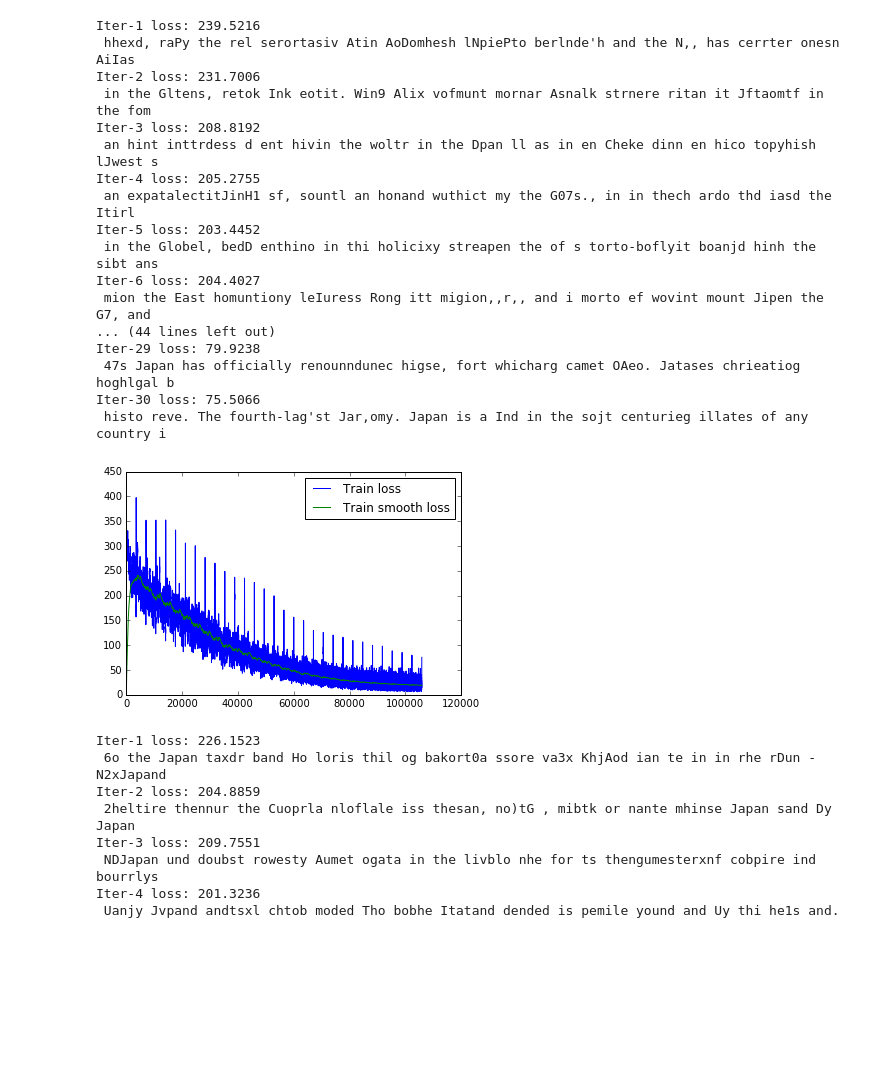
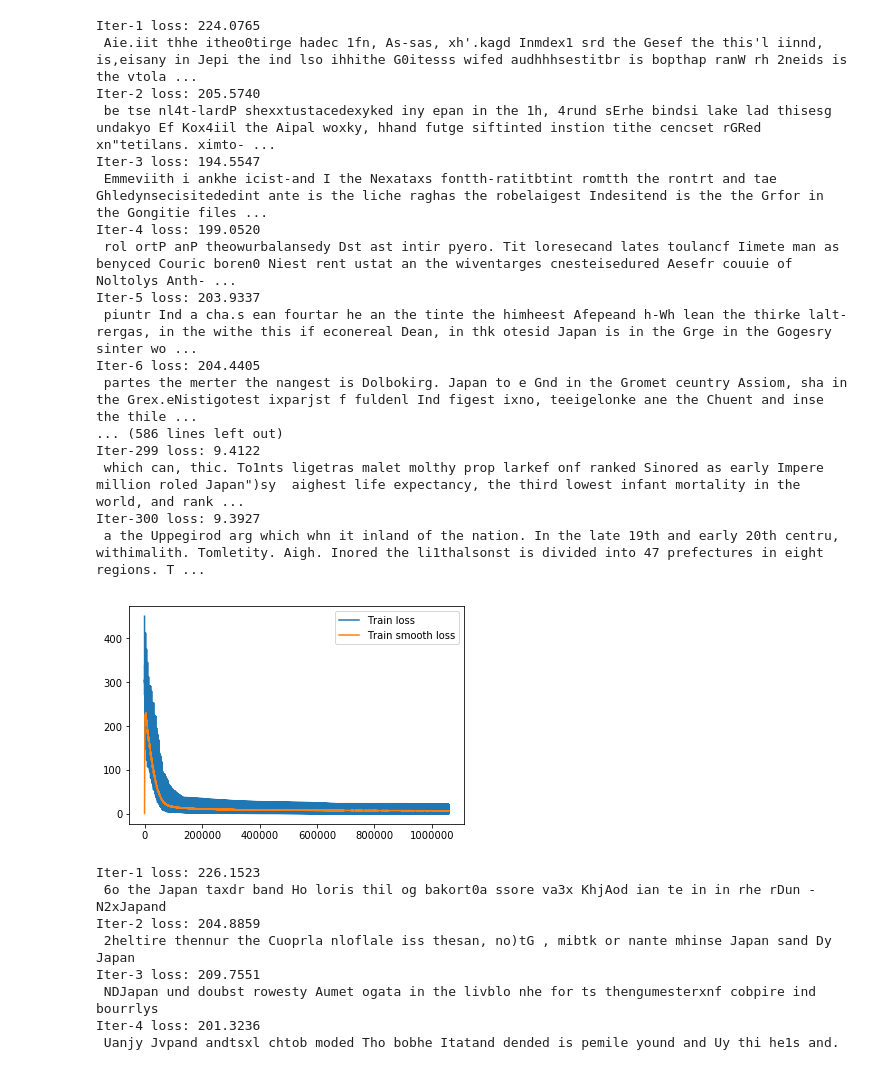
Before and after one commit to arasdar/DL, a Jupyter notebook: DGRU2.ipynb, the cells around one changed output. Drawn from its saved outputs; the diff is of its cells as text; code cells hidden in the pictures; blank space fills up the shorter version.

```diff
--- a/DGRU2.ipynb
+++ b/DGRU2.ipynb
@@ -52,7 +52,7 @@ class GRU:
         )
 
         self.model = []
-        for layer in range(self.L):
+        for _ in range(self.L):
             self.model.append(m)
 
     def initial_state(self):
@@ -161,7 +161,6 @@ class GRU:
                 for k in grad[layer].keys():
                     grads[layer][k] += grad[layer][k]
                 dy = dX.copy()
-            # dXs.append(dX)
             dXs[t] = dX
 
         return dXs, grads
@@ -193,7 +192,7 @@ class GRU:
 def get_minibatch(X, y, minibatch_size, shuffle):
     minibatches = []
 
-    #for i in range(0, X.shape[0], minibatch_size):
+    # for i in range(0, X.shape[0], minibatch_size):
     for i in range(0, X.shape[0] - minibatch_size + 1, 1):
         X_mini = X[i:i + minibatch_size]
         y_mini = y[i:i + minibatch_size]
@@ -237,54 +236,54 @@ def adam_rnn(nn, X_train, y_train, alpha, mb_size, n_iter, print_after):
         # Print loss and test sample
         if iter % print_after == 0:
             print('Iter-{} loss: {:.4f}'.format(iter, loss))
-            sample = nn.test(X_mini[0], state, 100)
+            sample = nn.test(X_mini[0], state, 200)
             print(sample)
 
     return nn
 # %%
 # Hyper-parameters
 time_step = 100 # width, minibatch size and test sample size as well
 num_layers = 2 # depth
-n_iter = 30 # epochs
+n_iter = 300 # epochs
 alpha = 1e-4 # learning_rate
 print_after = 1 # n_iter//10 # print training loss, valid, and test
 num_hidden_units = 64 # num_hidden_units in hidden layer
 num_input_units = len(char_to_idx) # vocab_size = len(char_to_idx)
 
 # Build the network and learning it or optimizing it using SGD
 net = GRU(D=num_input_units, H=num_hidden_units, L=num_layers, char2idx=char_to_idx, idx2char=idx_to_char)
 
 # Start learning using BP-SGD-ADAM
 adam_rnn(nn=net, X_train=X, y_train=y, alpha=alpha, mb_size=time_step, n_iter=n_iter, print_after=print_after)
 
 # # Display the learning curve and losses for training, validation, and testing
 # %matplotlib inline
 # %config InlineBackend.figure_format = 'retina'
 import matplotlib.pyplot as plt
 
 plt.plot(net.losses['train'], label='Train loss')
 plt.plot(net.losses['smooth train'], label='Train smooth loss')
 plt.legend()
 plt.show()
 # %% [output]
-Iter-1 loss: 239.5216
- hhexd, raPy the rel serortasiv Atin AoDomhesh lNpiePto berlnde'h and the N,, has cerrter onesn AiIas
-Iter-2 loss: 231.7006
- in the Gltens, retok Ink eotit. Win9 Alix vofmunt mornar Asnalk strnere ritan it Jftaomtf in the fom
-Iter-3 loss: 208.8192
- an hint inttrdess d ent hivin the woltr in the Dpan ll as in en Cheke dinn en hico topyhish lJwest s
-Iter-4 loss: 205.2755
- an expatalectitJinH1 sf, sountl an honand wuthict my the G07s., in in thech ardo thd iasd the Itirl
-Iter-5 loss: 203.4452
- in the Globel, bedD enthino in thi holicixy streapen the of s torto-boflyit boanjd hinh the sibt ans
-Iter-6 loss: 204.4027
- mion the East homuntiony leIuress Rong itt migion,,r,, and i morto ef wovint mount Jipen the G7, and
-... (44 lines left out)
-Iter-29 loss: 79.9238
- 47s Japan has officially renounndunec higse, fort whicharg camet OAeo. Jatases chrieatiog hoghlgal b
-Iter-30 loss: 75.5066
- histo reve. The fourth-lag'st Jar,omy. Japan is a Ind in the sojt centurieg illates of any country i
+Iter-1 loss: 224.0765
+ Aie.iit thhe itheo0tirge hadec 1fn, As-sas, xh'.kagd Inmdex1 srd the Gesef the this'l iinnd, is,eisany in Jepi the ind lso ihhithe G0itesss wifed audhhhsestitbr is bopthap ranW rh 2neids is the vtola ...
+Iter-2 loss: 205.5740
+ be tse nl4t-lardP shexxtustacedexyked iny epan in the 1h, 4rund sErhe bindsi lake lad thisesg undakyo Ef Kox4iil the Aipal woxky, hhand futge siftinted instion tithe cencset rGRed xn"tetilans. ximto- ...
+Iter-3 loss: 194.5547
+ Emmeviith i ankhe icist-and I the Nexataxs fontth-ratitbtint romtth the rontrt and tae Ghledynsecisitededint ante is the liche raghas the robelaigest Indesitend is the the Grfor in the Gongitie files ...
+Iter-4 loss: 199.0520
+ rol ortP anP theowurbalansedy Dst ast intir pyero. Tit loresecand lates toulancf Iimete man as benyced Couric boren0 Niest rent ustat an the wiventarges cnesteisedured Aesefr couuie of Noltolys Anth- ...
+Iter-5 loss: 203.9337
+ piuntr Ind a cha.s ean fourtar he an the tinte the himheest Afepeand h-Wh lean the thirke lalt-rergas, in the withe this if econereal Dean, in thk otesid Japan is in the Grge in the Gogesry sinter wo ...
+Iter-6 loss: 204.4405
+ partes the merter the nangest is Dolbokirg. Japan to e Gnd in the Gromet ceuntry Assiom, sha in the Grex.eNistigotest ixparjst f fuldenl Ind figest ixno, teeigelonke ane the Chuent and inse the thile ...
+... (586 lines left out)
+Iter-299 loss: 9.4122
+ which can, thic. To1nts ligetras malet molthy prop larkef onf ranked Sinored as early Impere million roled Japan")sy  aighest life expectancy, the third lowest infant mortality in the world, and rank ...
+Iter-300 loss: 9.3927
+ a the Uppegirod arg which whn it inland of the nation. In the late 19th and early 20th centru, withimalith. Tomletity. Aigh. Inored the li1thalsonst is divided into 47 prefectures in eight regions. T ...
-[figure, old version]
+[figure, new version]
 # %%
 # # Hyper-parameters
 # time_step = 100 # width, minibatch size and test sample size as well
```
Also changed, not shown: parts of 1 cell of this notebook, 3 other files.
